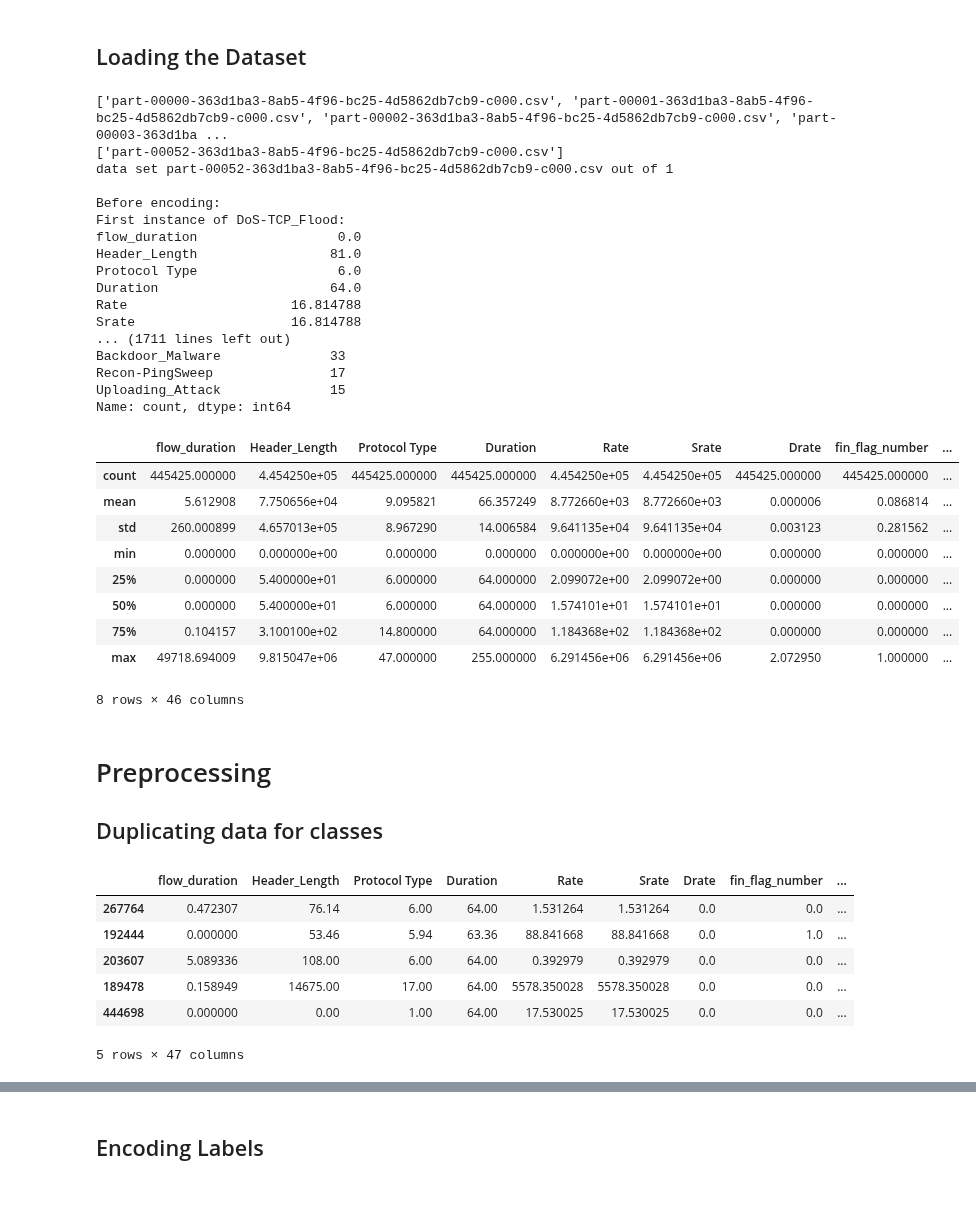
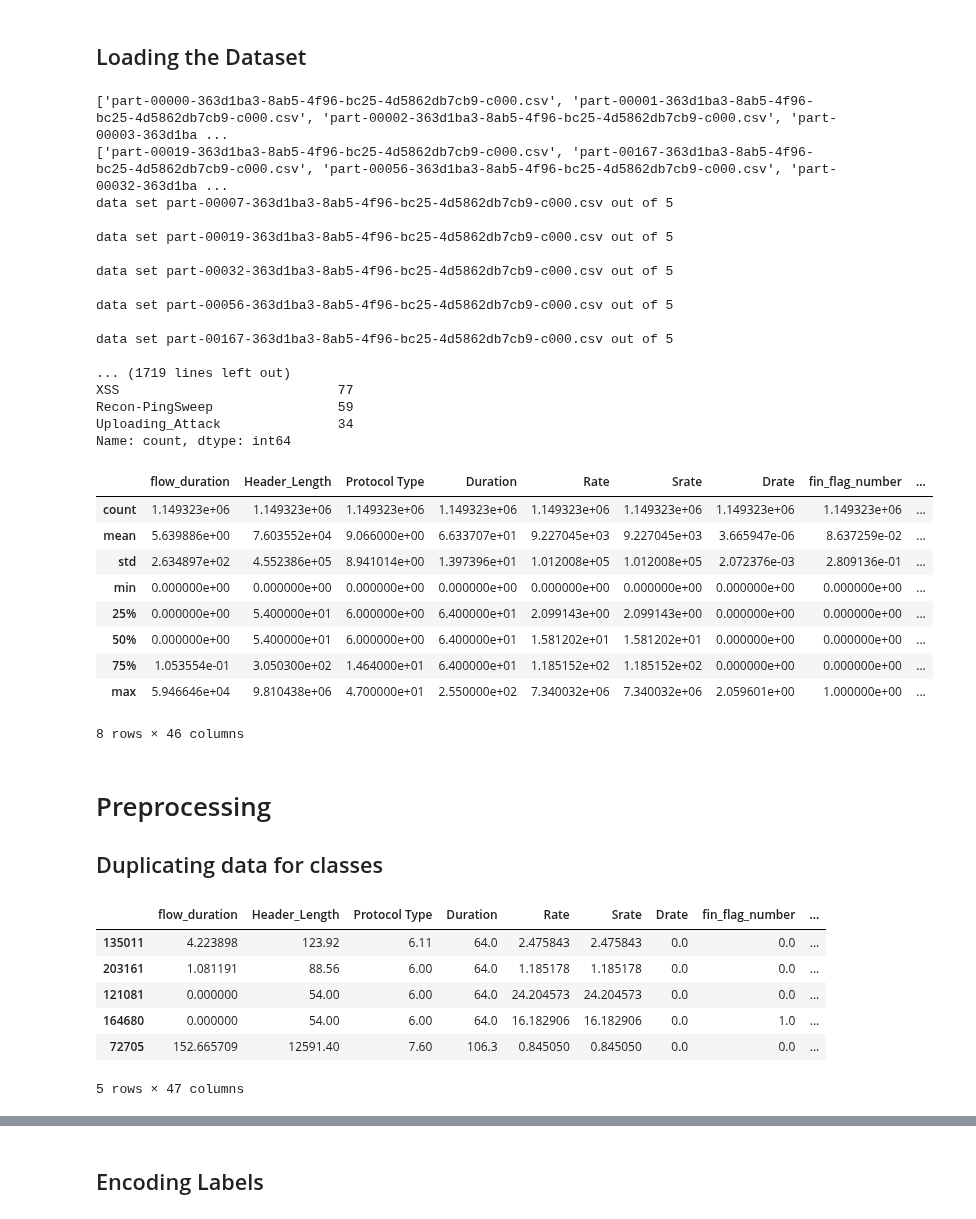
Before and after one commit to Keko787/Generating-a-Balanced-IoT-Cyber-Attack-Dataset-with-GAN-COIL-Collaboration-, a Jupyter notebook: classical_sampling_techniques/classical_sampling_techniques.ipynb, the cells around one changed output, grey strips where cells are left out. Drawn from its saved outputs; the diff is of its cells as text; code cells hidden in the pictures.

```diff
--- a/classical_sampling_techniques/classical_sampling_techniques.ipynb
+++ b/classical_sampling_techniques/classical_sampling_techniques.ipynb
@@ -46,7 +46,7 @@ csv_filepaths = [filename for filename in os.listdir(DATASET_DIRECTORY) if filen
 print(csv_filepaths)
 
 # If there are more than X CSV files, randomly select X files from the list
-sample_size = 1
+sample_size = 5
 
 if len(csv_filepaths) > sample_size:
     csv_filepaths = random.sample(csv_filepaths, sample_size)
@@ -68,55 +68,55 @@ for data_set in data_sets:
 print("Before encoding:")
 unique_labels = full_data['label'].unique()
 for label in unique_labels:
     print(f"First instance of {label}:")
     print(full_data[full_data['label'] == label].iloc[0])
 
 # Shuffle data
 full_data = shuffle(full_data, random_state=42)
 
 # prove if the data is loaded properly
 print("Real data:")
 print(full_data[:2])
 print(full_data.shape)
 
 # Assuming 'label' is the column name for the labels in the DataFrame `synth_data`
 unique_labels = full_data['label'].nunique()
 
 # Print the number of unique labels
 print(f"There are {unique_labels} unique labels in the dataset.")
 
 class_counts = full_data['label'].value_counts()
 print(class_counts)
 
 # Display the first few entries to verify the changes
 full_data.describe()
 # %% [output]
 ['part-00000-363d1ba3-8ab5-4f96-bc25-4d5862db7cb9-c000.csv', 'part-00001-363d1ba3-8ab5-4f96-bc25-4d5862db7cb9-c000.csv', 'part-00002-363d1ba3-8ab5-4f96-bc25-4d5862db7cb9-c000.csv', 'part-00003-363d1ba ...
-['part-00052-363d1ba3-8ab5-4f96-bc25-4d5862db7cb9-c000.csv']
-data set part-00052-363d1ba3-8ab5-4f96-bc25-4d5862db7cb9-c000.csv out of 1
+['part-00019-363d1ba3-8ab5-4f96-bc25-4d5862db7cb9-c000.csv', 'part-00167-363d1ba3-8ab5-4f96-bc25-4d5862db7cb9-c000.csv', 'part-00056-363d1ba3-8ab5-4f96-bc25-4d5862db7cb9-c000.csv', 'part-00032-363d1ba ...
+data set part-00007-363d1ba3-8ab5-4f96-bc25-4d5862db7cb9-c000.csv out of 5
 
-Before encoding:
-First instance of DoS-TCP_Flood:
-flow_duration                  0.0
-Header_Length                 81.0
-Protocol Type                  6.0
-Duration                      64.0
-Rate                     16.814788
-Srate                    16.814788
-... (1711 lines left out)
-Backdoor_Malware              33
-Recon-PingSweep               17
-Uploading_Attack              15
+data set part-00019-363d1ba3-8ab5-4f96-bc25-4d5862db7cb9-c000.csv out of 5
+
+data set part-00032-363d1ba3-8ab5-4f96-bc25-4d5862db7cb9-c000.csv out of 5
+
+data set part-00056-363d1ba3-8ab5-4f96-bc25-4d5862db7cb9-c000.csv out of 5
+
+data set part-00167-363d1ba3-8ab5-4f96-bc25-4d5862db7cb9-c000.csv out of 5
+
+... (1719 lines left out)
+XSS                            77
+Recon-PingSweep                59
+Uploading_Attack               34
 Name: count, dtype: int64
 |  | flow_duration | Header_Length | Protocol Type | Duration | Rate | Srate | Drate | fin_flag_number | ... |
-| count | 445425.000000 | 4.454250e+05 | 445425.000000 | 445425.000000 | 4.454250e+05 | 4.454250e+05 | 445425.000000 | 445425.000000 | ... |
-| mean | 5.612908 | 7.750656e+04 | 9.095821 | 66.357249 | 8.772660e+03 | 8.772660e+03 | 0.000006 | 0.086814 | ... |
-| std | 260.000899 | 4.657013e+05 | 8.967290 | 14.006584 | 9.641135e+04 | 9.641135e+04 | 0.003123 | 0.281562 | ... |
-| min | 0.000000 | 0.000000e+00 | 0.000000 | 0.000000 | 0.000000e+00 | 0.000000e+00 | 0.000000 | 0.000000 | ... |
-| 25% | 0.000000 | 5.400000e+01 | 6.000000 | 64.000000 | 2.099072e+00 | 2.099072e+00 | 0.000000 | 0.000000 | ... |
-| 50% | 0.000000 | 5.400000e+01 | 6.000000 | 64.000000 | 1.574101e+01 | 1.574101e+01 | 0.000000 | 0.000000 | ... |
-| 75% | 0.104157 | 3.100100e+02 | 14.800000 | 64.000000 | 1.184368e+02 | 1.184368e+02 | 0.000000 | 0.000000 | ... |
-| max | 49718.694009 | 9.815047e+06 | 47.000000 | 255.000000 | 6.291456e+06 | 6.291456e+06 | 2.072950 | 1.000000 | ... |
+| count | 1.149323e+06 | 1.149323e+06 | 1.149323e+06 | 1.149323e+06 | 1.149323e+06 | 1.149323e+06 | 1.149323e+06 | 1.149323e+06 | ... |
+| mean | 5.639886e+00 | 7.603552e+04 | 9.066000e+00 | 6.633707e+01 | 9.227045e+03 | 9.227045e+03 | 3.665947e-06 | 8.637259e-02 | ... |
+| std | 2.634897e+02 | 4.552386e+05 | 8.941014e+00 | 1.397396e+01 | 1.012008e+05 | 1.012008e+05 | 2.072376e-03 | 2.809136e-01 | ... |
+| min | 0.000000e+00 | 0.000000e+00 | 0.000000e+00 | 0.000000e+00 | 0.000000e+00 | 0.000000e+00 | 0.000000e+00 | 0.000000e+00 | ... |
+| 25% | 0.000000e+00 | 5.400000e+01 | 6.000000e+00 | 6.400000e+01 | 2.099143e+00 | 2.099143e+00 | 0.000000e+00 | 0.000000e+00 | ... |
+| 50% | 0.000000e+00 | 5.400000e+01 | 6.000000e+00 | 6.400000e+01 | 1.581202e+01 | 1.581202e+01 | 0.000000e+00 | 0.000000e+00 | ... |
+| 75% | 1.053554e-01 | 3.050300e+02 | 1.464000e+01 | 6.400000e+01 | 1.185152e+02 | 1.185152e+02 | 0.000000e+00 | 0.000000e+00 | ... |
+| max | 5.946646e+04 | 9.810438e+06 | 4.700000e+01 | 2.550000e+02 | 7.340032e+06 | 7.340032e+06 | 2.059601e+00 | 1.000000e+00 | ... |
 8 rows × 46 columns
 # %% [markdown]
 # Preprocessing
@@ -174,11 +174,11 @@ for _class in apply_classes:
 all_data[apply_classes[0]].head()
 # %% [output]
 |  | flow_duration | Header_Length | Protocol Type | Duration | Rate | Srate | Drate | fin_flag_number | ... |
-| 267764 | 0.472307 | 76.14 | 6.00 | 64.00 | 1.531264 | 1.531264 | 0.0 | 0.0 | ... |
-| 192444 | 0.000000 | 53.46 | 5.94 | 63.36 | 88.841668 | 88.841668 | 0.0 | 1.0 | ... |
-| 203607 | 5.089336 | 108.00 | 6.00 | 64.00 | 0.392979 | 0.392979 | 0.0 | 0.0 | ... |
-| 189478 | 0.158949 | 14675.00 | 17.00 | 64.00 | 5578.350028 | 5578.350028 | 0.0 | 0.0 | ... |
-| 444698 | 0.000000 | 0.00 | 1.00 | 64.00 | 17.530025 | 17.530025 | 0.0 | 0.0 | ... |
+| 135011 | 4.223898 | 123.92 | 6.11 | 64.0 | 2.475843 | 2.475843 | 0.0 | 0.0 | ... |
+| 203161 | 1.081191 | 88.56 | 6.00 | 64.0 | 1.185178 | 1.185178 | 0.0 | 0.0 | ... |
+| 121081 | 0.000000 | 54.00 | 6.00 | 64.0 | 24.204573 | 24.204573 | 0.0 | 0.0 | ... |
+| 164680 | 0.000000 | 54.00 | 6.00 | 64.0 | 16.182906 | 16.182906 | 0.0 | 1.0 | ... |
+| 72705 | 152.665709 | 12591.40 | 7.60 | 106.3 | 0.845050 | 0.845050 | 0.0 | 0.0 | ... |
 5 rows × 47 columns
 # %%
 all_data[apply_classes[1]].head()
```
Also changed, not shown: parts of 8 cells of this notebook.
